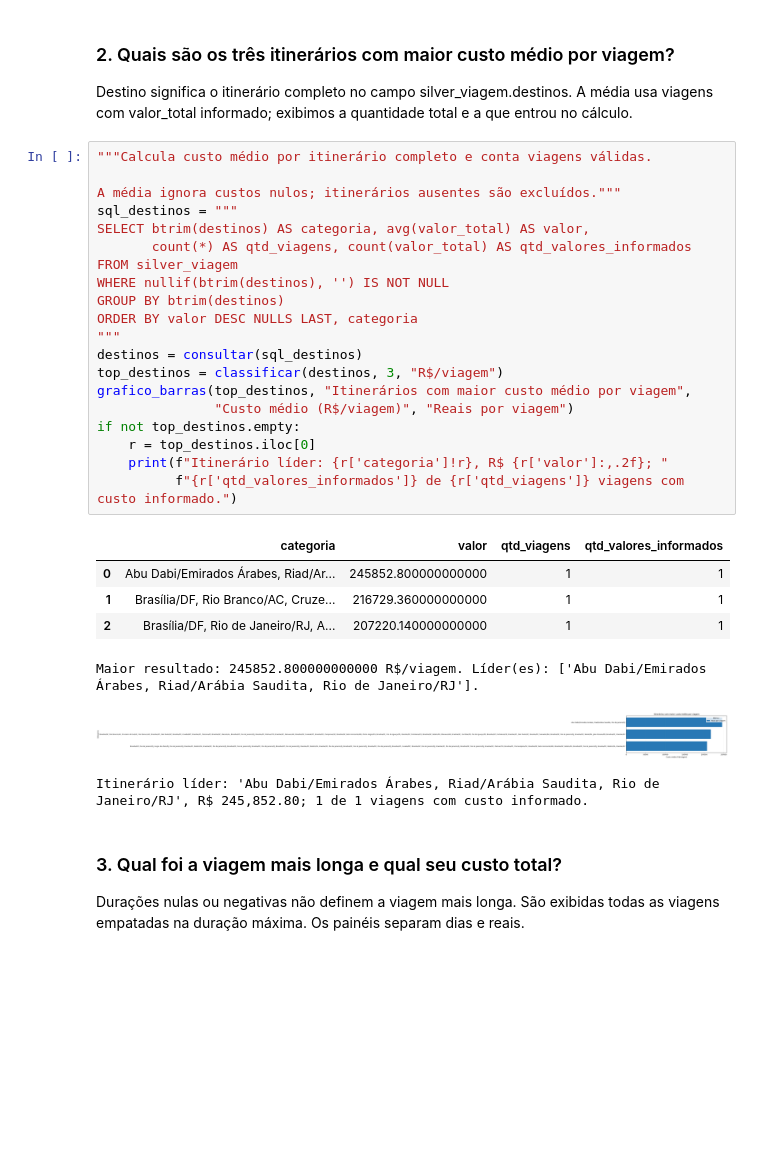
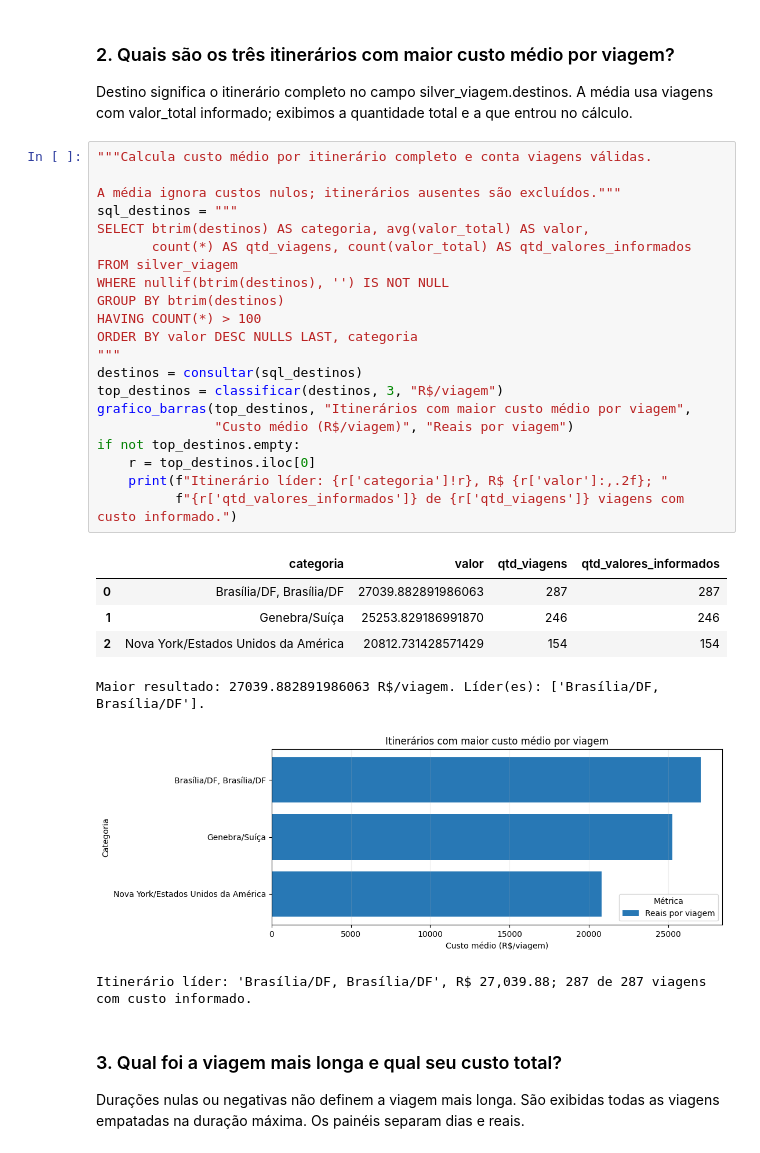
Before and after one commit to cudo80/projeto_avaliativo_modulo1_turma05, a Jupyter notebook: postgresql/3_analise.ipynb, the cells around one changed output. Cells and saved outputs as stored; diff of their text form; blank space fills up the shorter version.

```diff
--- a/postgresql/3_analise.ipynb
+++ b/postgresql/3_analise.ipynb
@@ -160,31 +160,32 @@ Destino significa o itinerário completo no campo silver_viagem.destinos. A méd
 # %%
 """Calcula custo médio por itinerário completo e conta viagens válidas.
 
 A média ignora custos nulos; itinerários ausentes são excluídos."""
 sql_destinos = """
 SELECT btrim(destinos) AS categoria, avg(valor_total) AS valor,
        count(*) AS qtd_viagens, count(valor_total) AS qtd_valores_informados
 FROM silver_viagem
 WHERE nullif(btrim(destinos), '') IS NOT NULL
 GROUP BY btrim(destinos)
+HAVING COUNT(*) > 100
 ORDER BY valor DESC NULLS LAST, categoria
 """
 destinos = consultar(sql_destinos)
 top_destinos = classificar(destinos, 3, "R$/viagem")
 grafico_barras(top_destinos, "Itinerários com maior custo médio por viagem",
                "Custo médio (R$/viagem)", "Reais por viagem")
 if not top_destinos.empty:
     r = top_destinos.iloc[0]
     print(f"Itinerário líder: {r['categoria']!r}, R$ {r['valor']:,.2f}; "
           f"{r['qtd_valores_informados']} de {r['qtd_viagens']} viagens com custo informado.")
 # %% [output]
 |  | categoria | valor | qtd_viagens | qtd_valores_informados |
-| 0 | Abu Dabi/Emirados Árabes, Riad/Ar... | 245852.800000000000 | 1 | 1 |
-| 1 | Brasília/DF, Rio Branco/AC, Cruze... | 216729.360000000000 | 1 | 1 |
-| 2 | Brasília/DF, Rio de Janeiro/RJ, A... | 207220.140000000000 | 1 | 1 |
+| 0 | Brasília/DF, Brasília/DF | 27039.882891986063 | 287 | 287 |
+| 1 | Genebra/Suíça | 25253.829186991870 | 246 | 246 |
+| 2 | Nova York/Estados Unidos da América | 20812.731428571429 | 154 | 154 |
-Maior resultado: 245852.800000000000 R$/viagem. Líder(es): ['Abu Dabi/Emirados Árabes, Riad/Arábia Saudita, Rio de Janeiro/RJ'].
+Maior resultado: 27039.882891986063 R$/viagem. Líder(es): ['Brasília/DF, Brasília/DF'].
-[figure, old version]
+[figure, new version]
-Itinerário líder: 'Abu Dabi/Emirados Árabes, Riad/Arábia Saudita, Rio de Janeiro/RJ', R$ 245,852.80; 1 de 1 viagens com custo informado.
+Itinerário líder: 'Brasília/DF, Brasília/DF', R$ 27,039.88; 287 de 287 viagens com custo informado.
 # %% [markdown]
 ### 3. Qual foi a viagem mais longa e qual seu custo total?
 
```
Also changed, not shown: parts of 2 cells of this notebook.
